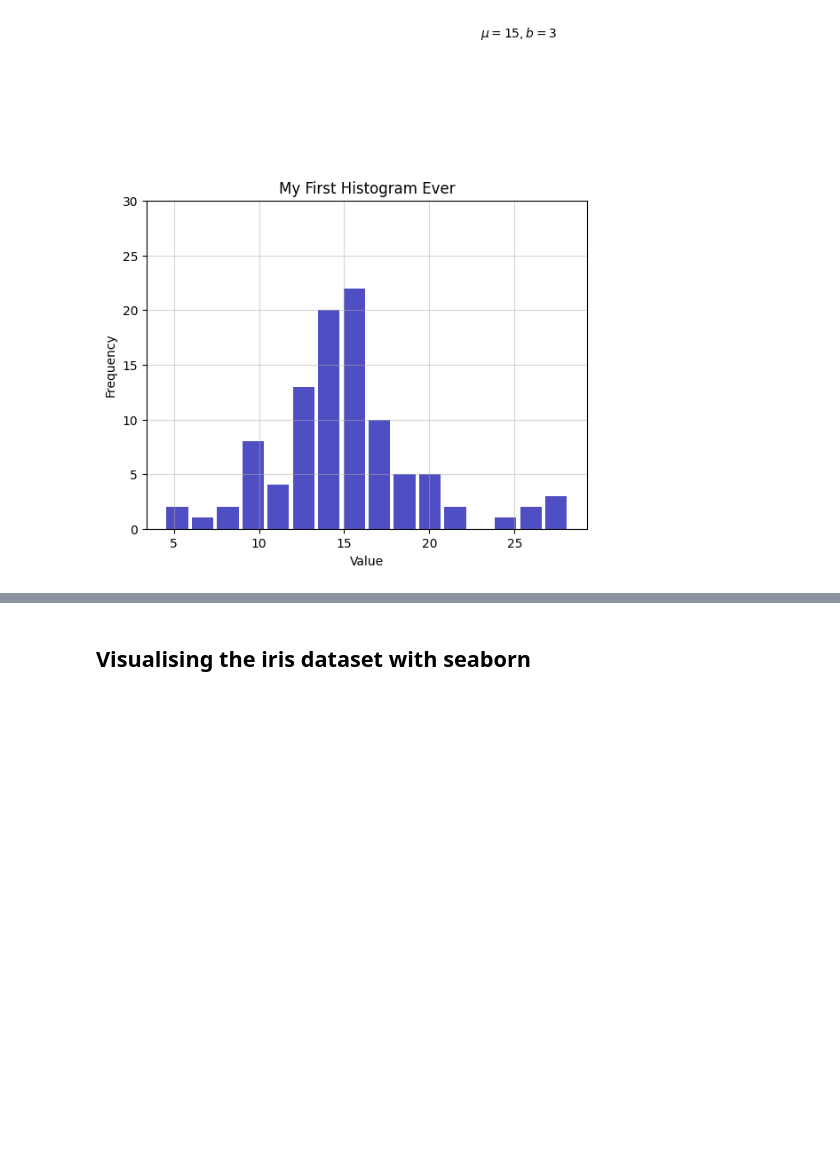
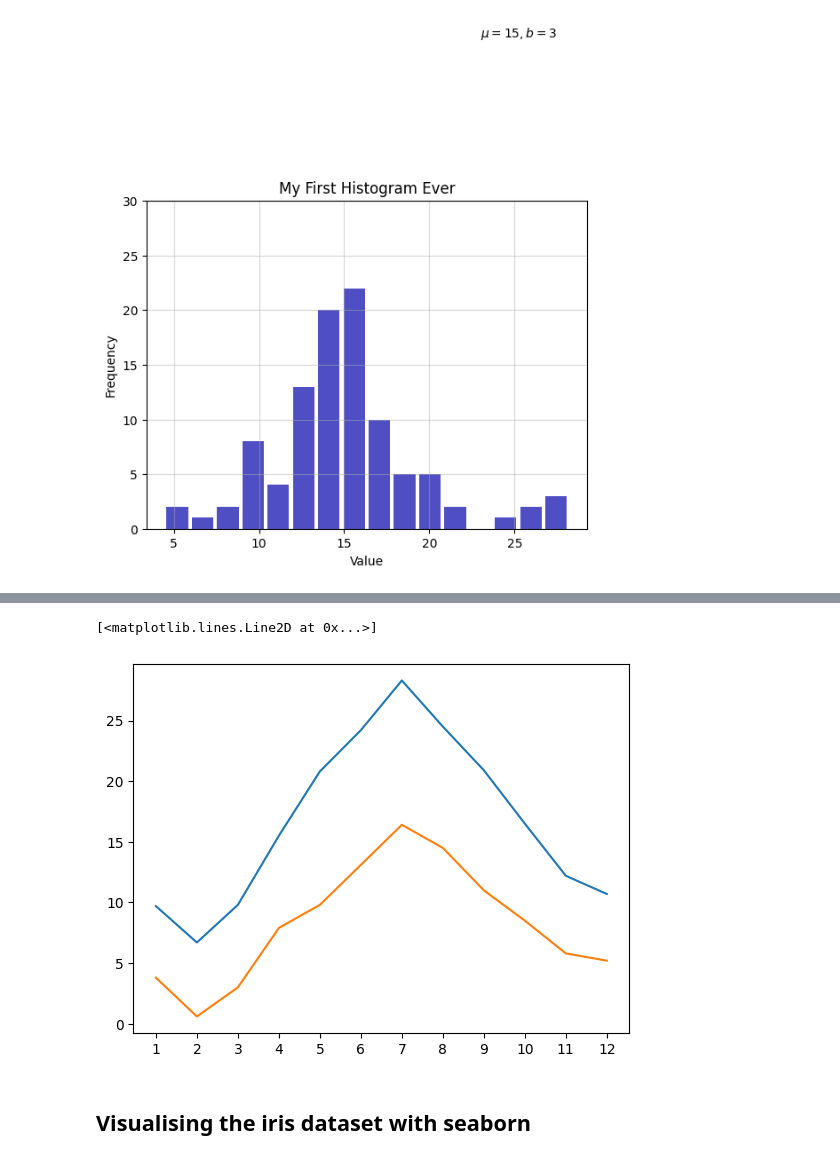
Before and after one commit to sameerhingoro/IOD, a Jupyter notebook: IOD_Lab_1_1_1.ipynb, the cells around one changed output, grey strips where cells are left out. Cells and saved outputs as stored; diff of their text form; code cells hidden in the pictures; blank space fills up the shorter version.

```diff
--- a/IOD_Lab_1_1_1.ipynb
+++ b/IOD_Lab_1_1_1.ipynb
@@ -200,10 +216,10 @@ plt.show()
 # Load data from 'https://raw.githubusercontent.com/alanjones2/dataviz/master/london2018.csv'
 # and print it
 # First import libraries numpy, and pandas and matplotlib.pyplot
-??? numpy as np
-import ??? as pd
-???
+import numpy as np
+import pandas as pd
+url = 'https://raw.githubusercontent.com/alanjones2/dataviz/master/london2018.csv'
 # Load data from the above url using pandas read_csv
-weather = ???(???)
+weather = pd.read_csv(url)
 # Print the top 10 rows
-print(???)
+print(weather.head(10))
@@ -213,6 +251,15 @@ print(???)
+# %%
+Tmax = weather["Tmax"]
+# %%
+Tmin = weather["Tmin"]
 # %%
 # Plot temperature min and max
-weather.plot(y=[???], x='Month');
+plt.xticks(ticks=weather["Month"])
+plt.plot(weather["Month"], Tmax)
+plt.plot(weather["Month"], Tmin)
+# %% [output]
+[<matplotlib.lines.Line2D at 0x...>]
+[figure, added]
 # %%
 # Plot the rain as above
 weather.???
```
Also changed, not shown: parts of 4 cells of this notebook.
